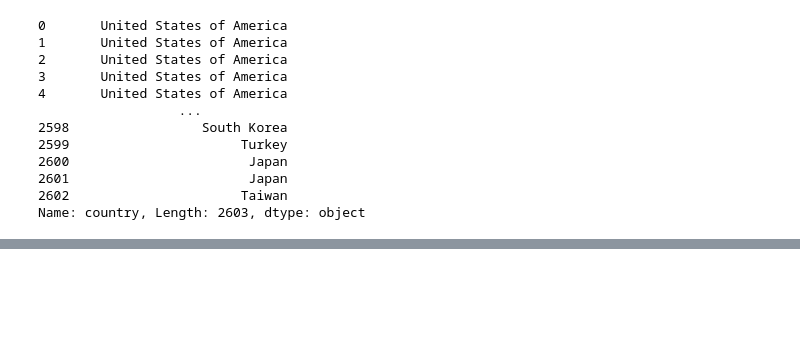
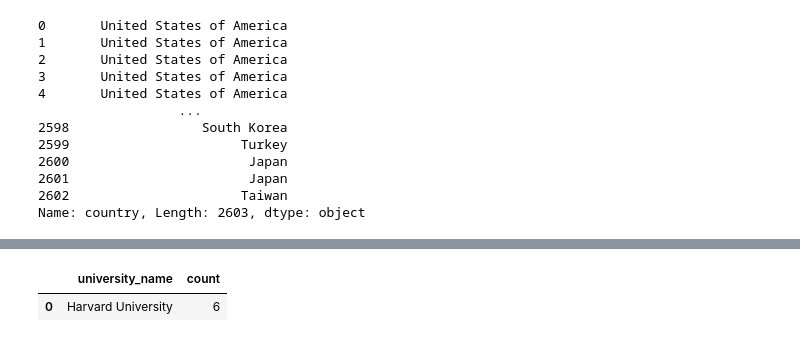
Before and after one commit to korneevec/TMS_DS, a Jupyter notebook: Lesson_13/Homework_university.ipynb, the cells around one changed output, grey strips where cells are left out. Cells and saved outputs as stored; diff of their text form; code cells hidden in the pictures; blank space fills up the shorter version.

```diff
--- a/Lesson_13/Homework_university.ipynb
+++ b/Lesson_13/Homework_university.ipynb
@@ -97,0 +185,5 @@ Name: country, Length: 2603, dtype: object
+# %%
+train_df[train_df['university_name'] == 'Harvard University'].groupby('university_name').size().reset_index(name='count')
+# %% [output]
+|  | university_name | count |
+| 0 | Harvard University | 6 |
```
Also changed, not shown: parts of 12 cells of this notebook, 1 other file.
